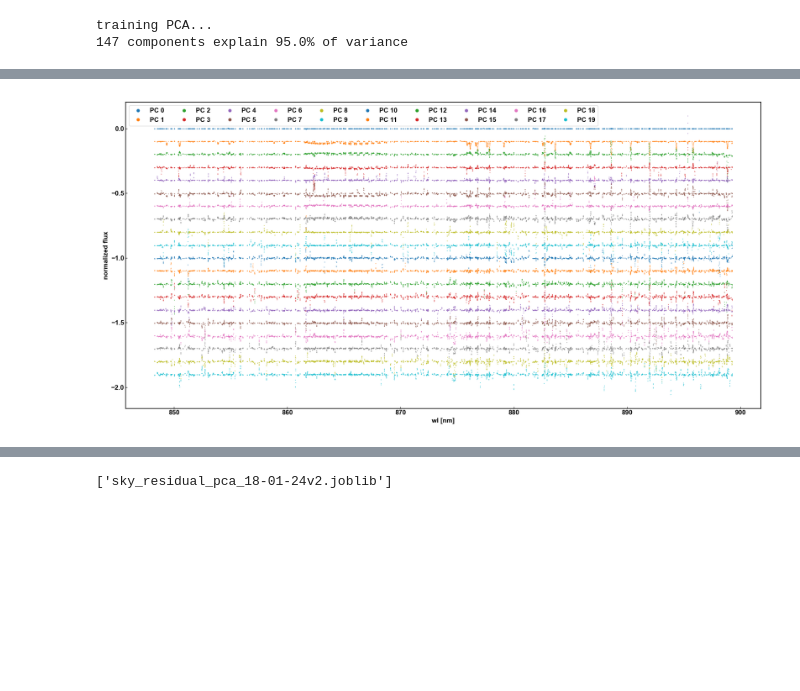
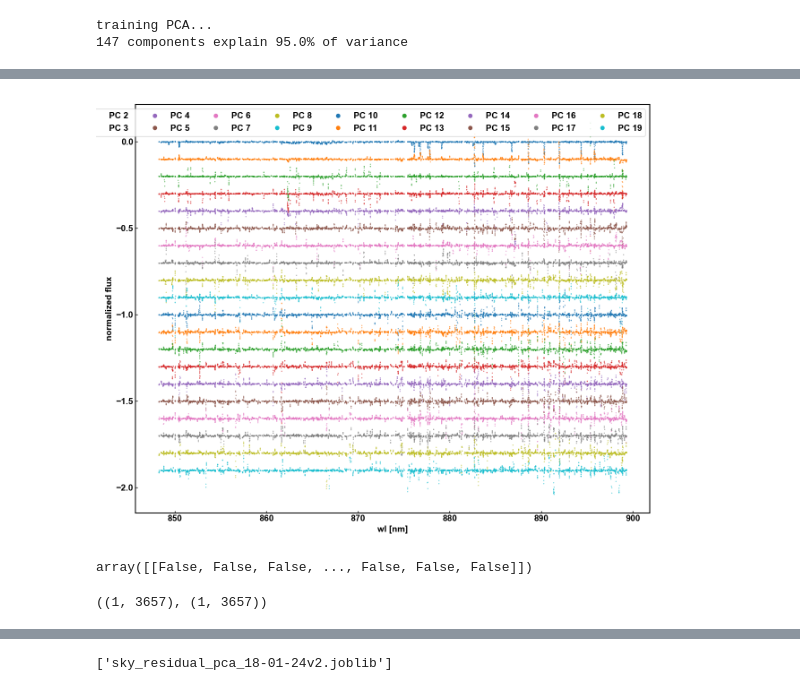
Before and after one commit to cabrera-ziri/Reticulum, a Jupyter notebook: sky_lines3.ipynb, the cells around one changed output, grey strips where cells are left out. Cells and saved outputs as stored; diff of their text form; code cells hidden in the pictures; blank space fills up the shorter version.

```diff
--- a/sky_lines3.ipynb
+++ b/sky_lines3.ipynb
@@ -454,20 +487,0 @@ PCA(n_components=143)
-# %%
-# 1st pca run
-pca = PCA()
-pca.fit(flux_array[:,sky_pixels])
-cumsum = np.cumsum(pca.explained_variance_ratio_)
-# explained_variance = 0.99
-explained_variance = 0.95 # new test
-d = np.argmax(cumsum>=explained_variance)+1
-
-f, ax = plt.subplots(figsize=(5,5))
-ax.plot(cumsum)
-ax.axvline(d,ls='--',color='tab:orange',label='{:}% variance\nwith {:} components'.format(explained_variance*100,d))
-ax.set_xlabel('Dimensions')
-ax.set_ylabel('Explained variance')
-plt.legend()
-plt.tight_layout()
-
-#re train
-pca = PCA(n_components=d)
-pca.fit(flux_array[:,sky_pixels])
@@ -477,18 +488,18 @@ PCA(n_components=22)
 # %%
 #plot first d-components
-f, ax = plt.subplots(figsize=(20,10))
+f, ax = plt.subplots(figsize=(15,10))
 
 # for _ in range(d):
 for _ in range(20):
     ax.plot(wl[sky_pixels],pca.components_[_]-(_*0.1),'.',ms=1,label='PC {:}'.format(_))
     ax.set_xlabel('wl [nm]')
     ax.set_ylabel('normalized flux')
     # plt.semilogy()
 # plt.legend(markerscale=12,ncol=int(np.ceil(d/2)))
 plt.legend(markerscale=12,ncol=int(np.ceil(20/2)))
 plt.tight_layout()
 # %% [output]
-[figure, old version]
+[figure, new version]
 # %%
 # spec_path = '/Users/cabrera-ziri/Work/data/eso/reticulum/Results/Results/Config1/Epoch01/690286592_c1_e01_hor5_nosky.fits'
 # spec_path = '/Users/cabrera-ziri/Work/data/eso/reticulum/OneDrive_1_17-01-2024/Config1/Epoch01/690286592_c1_e01_hor5.fits'
@@ -515,0 +527,4 @@ model = pca.inverse_transform(weights)
+# %%
+model1==model
+# %% [output]
+array([[False, False, False, ..., False, False, False]])
@@ -515,0 +533,4 @@ model = pca.inverse_transform(weights)
+# %%
+model.shape,model_.shape,
+# %% [output]
+((1, 3657), (1, 3657))
```
Also changed, not shown: parts of 11 cells of this notebook.
